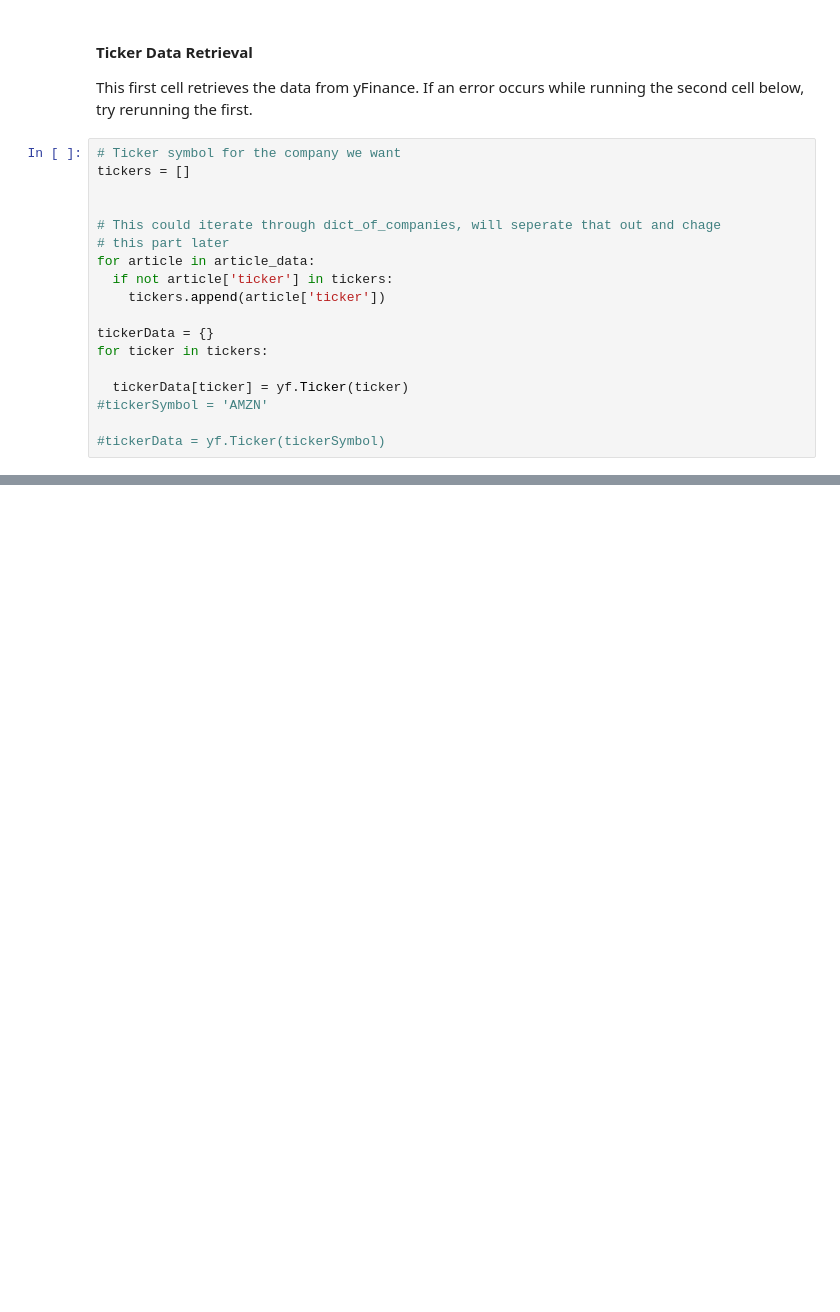
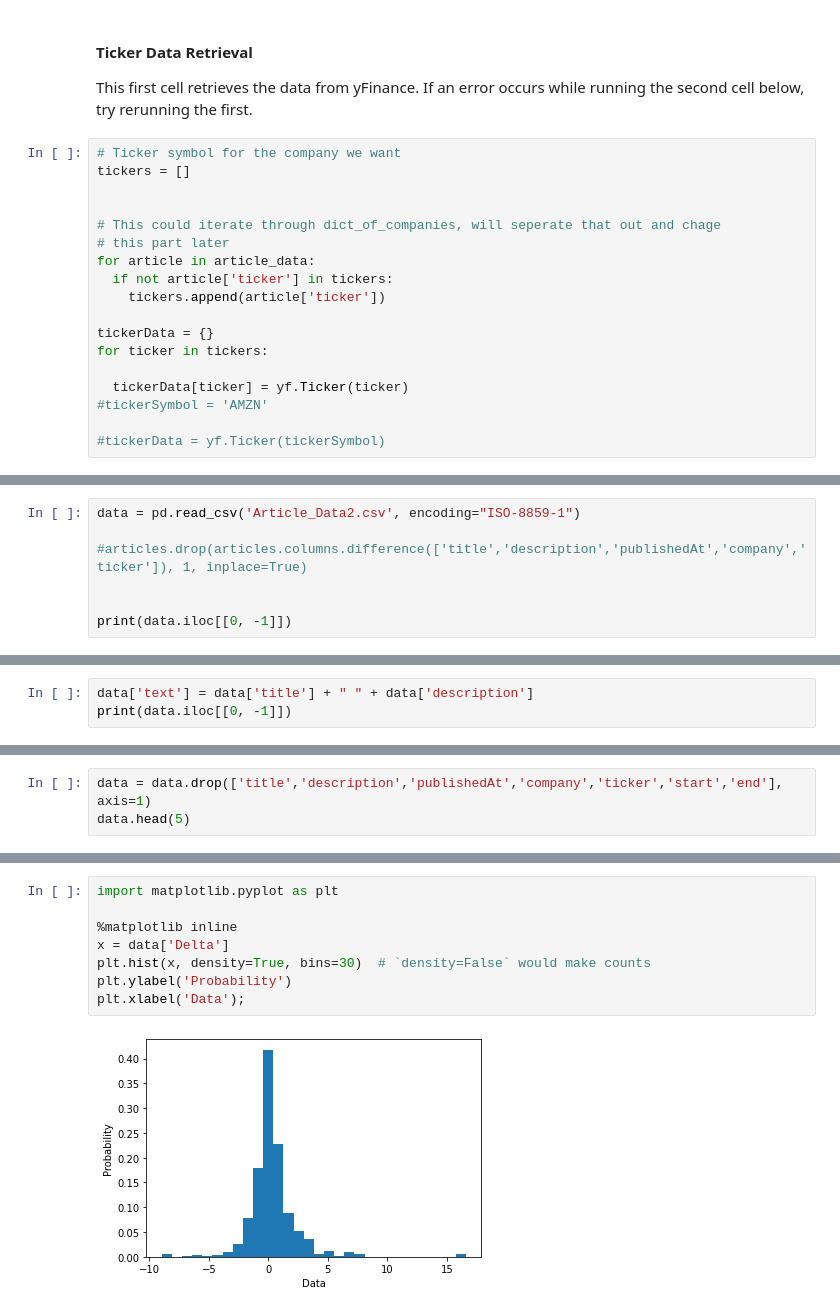
Before and after one commit to shaye059/Machine-Learning-Stock-Prediction, a Jupyter notebook: Stock_Prediction.ipynb, the cells around one changed output, grey strips where cells are left out. Drawn from its saved outputs; the diff is of its cells as text; blank space fills up the shorter version.

Commit message:
Scraping articles from more companies

```diff
--- a/Stock_Prediction.ipynb
+++ b/Stock_Prediction.ipynb
@@ -301,0 +343,7 @@ for article in article_data[0:3]:
+# %%
+data = pd.read_csv('Article_Data2.csv', encoding="ISO-8859-1")
+
+#articles.drop(articles.columns.difference(['title','description','publishedAt','company','ticker']), 1, inplace=True)
+
+
+print(data.iloc[[0, -1]])
@@ -301,0 +356,3 @@ for article in article_data[0:3]:
+# %%
+data['text'] = data['title'] + " " + data['description']
+print(data.iloc[[0, -1]])
@@ -301,0 +365,3 @@ for article in article_data[0:3]:
+# %%
+data = data.drop(['title','description','publishedAt','company','ticker','start','end'], axis=1)
+data.head(5)
@@ -301,0 +657,10 @@ for article in article_data[0:3]:
+# %%
+import matplotlib.pyplot as plt
+
+%matplotlib inline
+x = data['Delta']
+plt.hist(x, density=True, bins=30)  # `density=False` would make counts
+plt.ylabel('Probability')
+plt.xlabel('Data');
+# %% [output]
+[figure, added]
```
Also changed, not shown: parts of 50 cells of this notebook.
